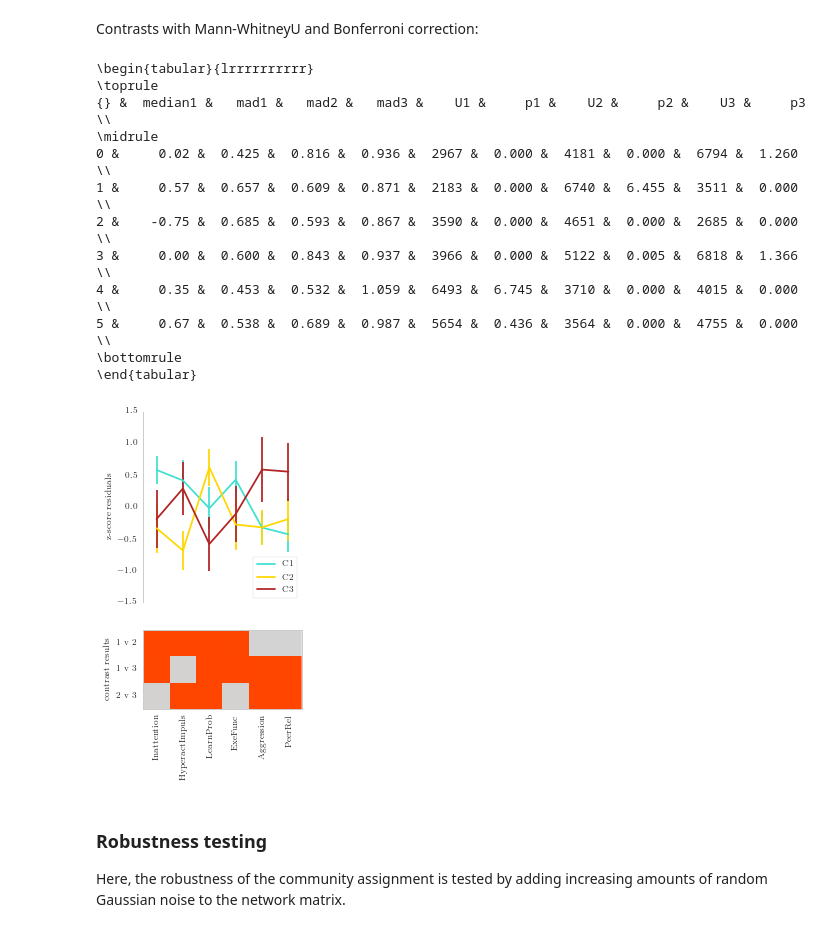
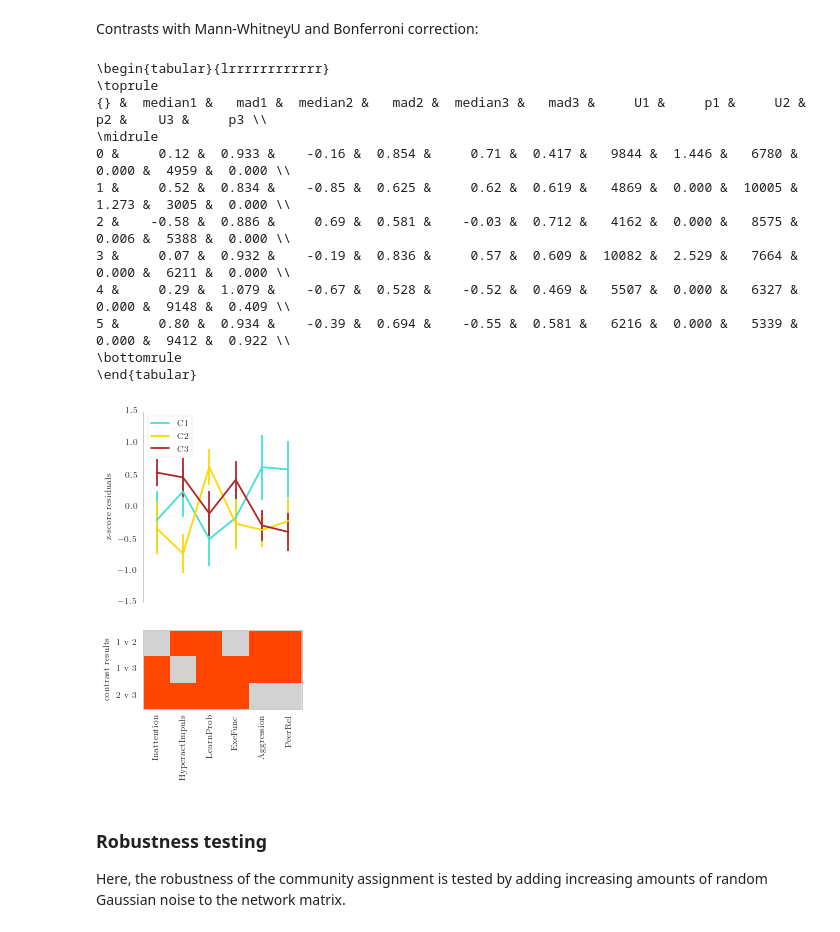
Before and after one commit to luigiam/Conners_analysis, a Jupyter notebook: CALM_Community_Detection_Conners.ipynb, the cells around one changed output. Saved outputs shown, nothing was run; the diff lists cells and outputs as text; code cells hidden in the pictures.

```diff
--- a/CALM_Community_Detection_Conners.ipynb
+++ b/CALM_Community_Detection_Conners.ipynb
@@ -270,6 +270,6 @@ Number of children assessed: 390
 # %%
-df = pd.read_csv(outfolder + 'CALM_behavioural_data_Jul16.csv')
-df = df[['ID','Gender', 'Age_in_months',
+df = pd.read_csv(outfolder + 'CALM_behavioural_data_Apr17.csv')
+df = df[['ID No.','Gender(1=male)', 'Age_in_months',
         'Conners_inattention_raw',
         'Conners_hyperactivity_impulsivity_raw',
         'Conners_learning_problems_raw',
@@ -346,0 +348,6 @@ df.to_csv(outfolder + '/Behavioural_data_grouped_Jan17.csv')
+# %%
+neg_excluded_df = df.copy()
+neg_excluded_df = neg_excluded_df[neg_excluded_df['NegImp'] < 3]
+network_negEx,df_negEx_woAge = construct_network(neg_excluded_df[['age', 'Inattention', 'HyperactImpuls', 'LearnProb', 'ExeFunc', 'Aggression', 'PeerRel']])
+community_affiliation,q = get_consensus_module_assignment(network_negEx, 100)
+print('Quality index:' + str(round(q,2)))
@@ -346,0 +356,5 @@ df.to_csv(outfolder + '/Behavioural_data_grouped_Jan17.csv')
+# %%
+subsample_df = df[df['ID'].isin(np.random.choice(df['ID'].values, int(.25*len(df))))]
+network_samp,df_negEx_samp = construct_network(subsample_df[['age', 'Inattention', 'HyperactImpuls', 'LearnProb', 'ExeFunc', 'Aggression', 'PeerRel']])
+community_affiliation,q = get_consensus_module_assignment(network_negEx, 100)
+print('Quality index:' + str(round(q,2)))
@@ -427,9 +441,9 @@ stat_results = [np.asarray([round(mannwhitneyu(df_woAge[df_woAge['groups'] == co
 results = pd.DataFrame()
 results['median1'] = df_woAge.groupby('groups').median().round(2)[variables[1:-2]].transpose().values[:,0]
 results['mad1'] = df_woAge.groupby('groups').mad().round(3)[variables[1:-2]].transpose().values[:,0]
-results['median1'] = df_woAge.groupby('groups').median().round(2)[variables[1:-2]].transpose().values[:,1]
+results['median2'] = df_woAge.groupby('groups').median().round(2)[variables[1:-2]].transpose().values[:,1]
 results['mad2'] = df_woAge.groupby('groups').mad().round(3)[variables[1:-2]].transpose().values[:,1]
-results['median1'] = df_woAge.groupby('groups').median().round(2)[variables[1:-2]].transpose().values[:,2]
+results['median3'] = df_woAge.groupby('groups').median().round(2)[variables[1:-2]].transpose().values[:,2]
 results['mad3'] = df_woAge.groupby('groups').mad().round(3)[variables[1:-2]].transpose().values[:,2]
 results['U1'] = stat_results[0]
 results['p1'] = corrected_results[0]
@@ -439,16 +453,16 @@ results['U3'] = stat_results[2]
 results['p3'] = corrected_results[2]
 print(results.to_latex())
 # %% [output]
-\begin{tabular}{lrrrrrrrrrr}
+\begin{tabular}{lrrrrrrrrrrrr}
 \toprule
-{} &  median1 &   mad1 &   mad2 &   mad3 &    U1 &     p1 &    U2 &     p2 &    U3 &     p3 \\
+{} &  median1 &   mad1 &  median2 &   mad2 &  median3 &   mad3 &     U1 &     p1 &     U2 &     p2 &    U3 &     p3 \\
 \midrule
-0 &     0.02 &  0.425 &  0.816 &  0.936 &  2967 &  0.000 &  4181 &  0.000 &  6794 &  1.260 \\
-1 &     0.57 &  0.657 &  0.609 &  0.871 &  2183 &  0.000 &  6740 &  6.455 &  3511 &  0.000 \\
-2 &    -0.75 &  0.685 &  0.593 &  0.867 &  3590 &  0.000 &  4651 &  0.000 &  2685 &  0.000 \\
-3 &     0.00 &  0.600 &  0.843 &  0.937 &  3966 &  0.000 &  5122 &  0.005 &  6818 &  1.366 \\
-4 &     0.35 &  0.453 &  0.532 &  1.059 &  6493 &  6.745 &  3710 &  0.000 &  4015 &  0.000 \\
-5 &     0.67 &  0.538 &  0.689 &  0.987 &  5654 &  0.436 &  3564 &  0.000 &  4755 &  0.000 \\
+0 &     0.12 &  0.933 &    -0.16 &  0.854 &     0.71 &  0.417 &   9844 &  1.446 &   6780 &  0.000 &  4959 &  0.000 \\
+1 &     0.52 &  0.834 &    -0.85 &  0.625 &     0.62 &  0.619 &   4869 &  0.000 &  10005 &  1.273 &  3005 &  0.000 \\
+2 &    -0.58 &  0.886 &     0.69 &  0.581 &    -0.03 &  0.712 &   4162 &  0.000 &   8575 &  0.006 &  5388 &  0.000 \\
+3 &     0.07 &  0.932 &    -0.19 &  0.836 &     0.57 &  0.609 &  10082 &  2.529 &   7664 &  0.000 &  6211 &  0.000 \\
+4 &     0.29 &  1.079 &    -0.67 &  0.528 &    -0.52 &  0.469 &   5507 &  0.000 &   6327 &  0.000 &  9148 &  0.409 \\
+5 &     0.80 &  0.934 &    -0.39 &  0.694 &    -0.55 &  0.581 &   6216 &  0.000 &   5339 &  0.000 &  9412 &  0.922 \\
 \bottomrule
 \end{tabular}
 # %%
@@ -465,40 +479,40 @@ plt.figure(figsize=(one_half_column/2, one_half_column), dpi=300)
 plt.subplot(2,1,1)
 for community in np.unique(community_affiliation):
     plt.errorbar(x=range(0,len(df_woAge.columns[1:-3].values)),
-                 y=df_long.groupby(['variable','groups']).mean().values[community-1::len(np.unique(community_affiliation)),2],
-                yerr=(df_long.groupby(['variable','groups']).std().values[community-1::len(np.unique(community_affiliation)),2]/np.sqrt(len(df_long.groupby(['variable','groups']).sum().values[community-1::len(np.unique(community_affiliation)),1]))),
+                y=df_long.groupby(['variable','groups']).mean().values[community-1::len(np.unique(community_affiliation)),3],
+                yerr=(df_long.groupby(['variable','groups']).std().values[community-1::len(np.unique(community_affiliation)),3]/np.sqrt(len(df_long.groupby(['variable','groups']).sum().values[community-1::len(np.unique(community_affiliation)),2]))),
                 color=colours[community-1])
 
 plt.xlim([-0.5,len(df_woAge.columns[1:-3].values)-0.5])
 plt.xticks(range(0,len(df_woAge.columns[1:-3].values)))
 plt.legend(['C' + str(community) for community in np.unique(community_affiliation) ], frameon=True, loc='best')
 plt.ylabel('z-score residuals')
 ax = plt.gca()
 ax.set_xticklabels('', rotation=90);
 ax.set_axis_bgcolor('white')
 ax.spines['top'].set_visible(False)
 ax.spines['right'].set_visible(False)
 ax.spines['bottom'].set_visible(False)
 ax.xaxis.set_ticks_position('bottom')
 ax.yaxis.set_ticks_position('left')
 
 plt.subplot(2,1,2)
 new_style = {'grid': False}
 matplotlib.rc('axes', **new_style)
 plt.imshow(binarized_results,
           interpolation = 'none',
           cmap=LinearSegmentedColormap.from_list('mycmap', [(0, 'lightgray'), (1, 'orangered')]))
 plt.yticks(np.arange(0,len(combinations)))
 plt.xticks(np.arange(0, len(np.unique(df_long['variable'].values))))
 plt.ylabel('contrast results')
 
 ax = plt.gca()
 ax.set_yticklabels([str(combination[0]) + ' v ' + str(combination[1]) for combination in combinations], rotation=0);
 ax.set_xticklabels(df_woAge.columns[1:-2].values, rotation=90);
 plt.tight_layout(pad=0, w_pad=0, h_pad=0)
 plt.savefig(outfolder + 'Sue_plot.png', dpi=300)
 # %% [output]
-[figure, old version]
+[figure, new version]
 # %% [markdown]
 ### Robustness testing
 Here, the robustness of the community assignment is tested by adding increasing amounts of random Gaussian noise to the network matrix.
```
Also changed, not shown: parts of 58 cells of this notebook, 2 other files.
